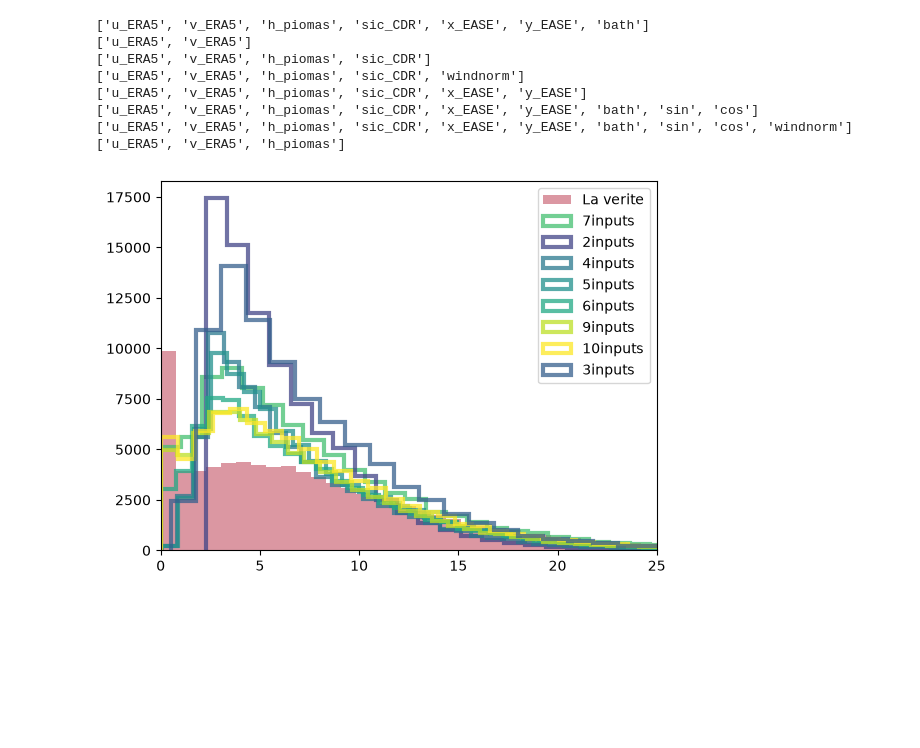
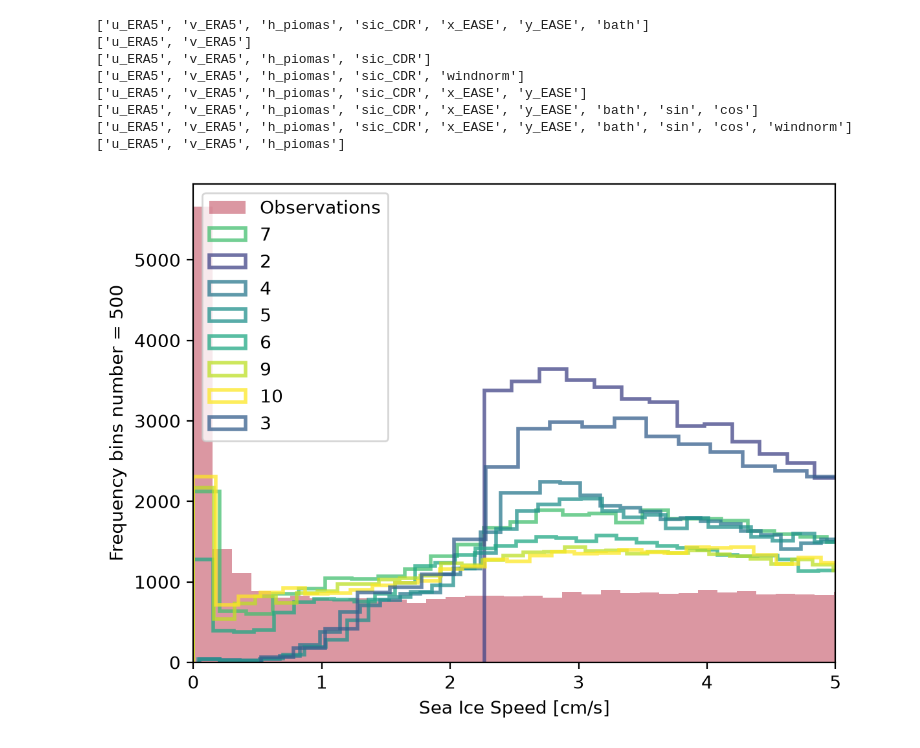
Before and after one commit to drpoisson-mp3/seA_Ice, a Jupyter notebook: August/ANALYSISSystematix20Epochs.ipynb, the cells around one changed output. Cells and saved outputs as stored; diff of their text form; code cells hidden in the pictures; blank space fills up the shorter version.

```diff
--- a/August/ANALYSISSystematix20Epochs.ipynb
+++ b/August/ANALYSISSystematix20Epochs.ipynb
@@ -86,34 +78,36 @@ Wind components (u/v_ERA5) normalized by z-score
 # %%
 import matplotlib.pyplot as plt
 from matplotlib.colors import Normalize
 import matplotlib as mpl
-
+fig,ax=plt.subplots(dpi=200)
 norm=Normalize(0,10)
-n_bins=100
+n_bins=500
 cmap = mpl.colormaps['viridis']
 
-plt.hist(data['buoynorm'],n_bins,histtype='bar', color="#BA364C84", label='La verite')
+ax.hist(data['buoynorm'],n_bins,histtype='bar', color="#BA364C84", label='Observations')
 for model in inputstoweight.keys():
     #print(model[:2].strip('i'))
     number=int(model[:2].strip('i'))/10
     c=cmap(number)
-    plt.hist(data[model],n_bins, color=c, histtype='step', alpha=.75,linewidth = 3 ,  label = model)
+    ax.hist(data[model],n_bins, color=c, histtype='step', alpha=.75,linewidth = 2 ,  label = int(number*10))
     print(inputstoweight[model])
 
 # plt.legend()
-plt.xlim([0,25])
-plt.legend()
+ax.set_xlim([0,5])
+ax.set_ylabel(f'Frequency bins number = {n_bins}')
+ax.set_xlabel('Sea Ice Speed [cm/s]')
+ax.legend()
 plt.show()
 # %% [output]
 ['u_ERA5', 'v_ERA5', 'h_piomas', 'sic_CDR', 'x_EASE', 'y_EASE', 'bath']
 ['u_ERA5', 'v_ERA5']
 ['u_ERA5', 'v_ERA5', 'h_piomas', 'sic_CDR']
 ['u_ERA5', 'v_ERA5', 'h_piomas', 'sic_CDR', 'windnorm']
 ['u_ERA5', 'v_ERA5', 'h_piomas', 'sic_CDR', 'x_EASE', 'y_EASE']
 ['u_ERA5', 'v_ERA5', 'h_piomas', 'sic_CDR', 'x_EASE', 'y_EASE', 'bath', 'sin', 'cos']
 ['u_ERA5', 'v_ERA5', 'h_piomas', 'sic_CDR', 'x_EASE', 'y_EASE', 'bath', 'sin', 'cos', 'windnorm']
 ['u_ERA5', 'v_ERA5', 'h_piomas']
-[figure, old version]
+[figure, new version]
 # %%
 from AIce.plotting import PredAgainstTarget,ResidualOnTheMap
 print(rmse)
```
Also changed, not shown: parts of 2 cells of this notebook, 16 other files.
